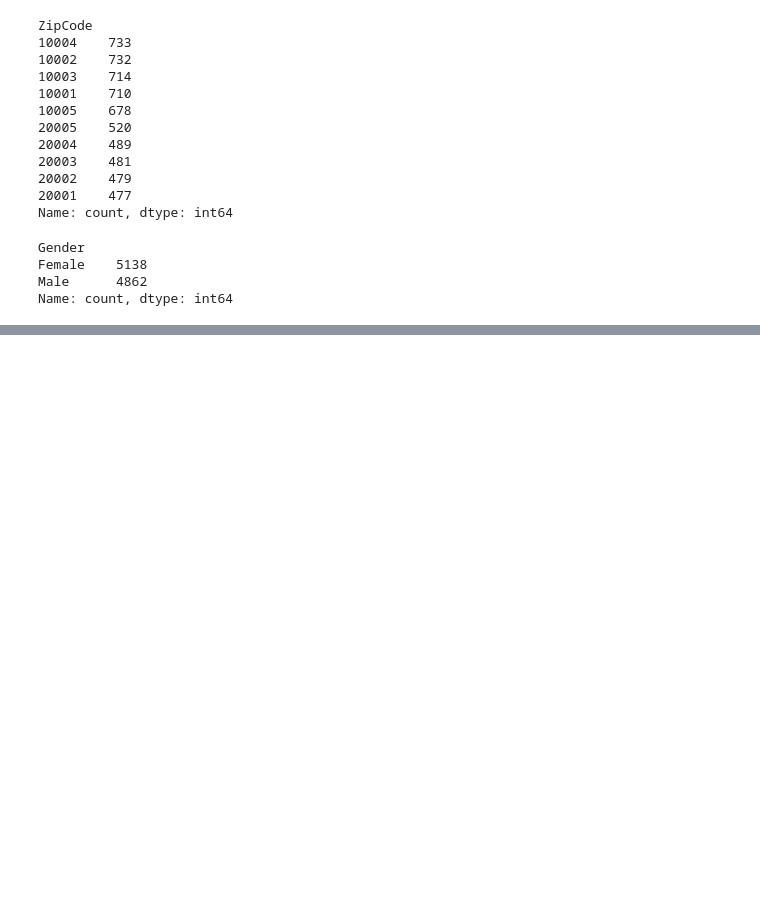
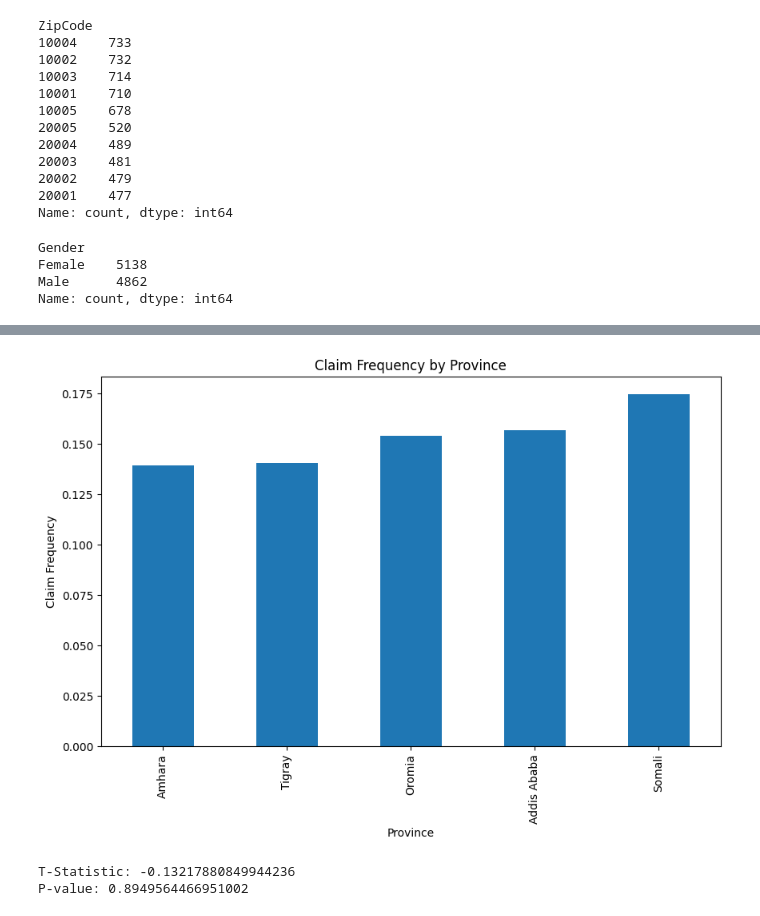
Before and after one commit to Pomiyilma/Insurance-Risk-Analytics, a Jupyter notebook: notebooks/02_hypothesis_testing.ipynb, the cells around one changed output, grey strips where cells are left out. Saved outputs shown, nothing was run; the diff lists cells and outputs as text; code cells hidden in the pictures; blank space fills up the shorter version.

Commit message:
Complete statistical hypothesis testing and business interpretation

```diff
--- a/notebooks/02_hypothesis_testing.ipynb
+++ b/notebooks/02_hypothesis_testing.ipynb
@@ -127,0 +305,31 @@ Name: count, dtype: int64
+# %%
+province_claim_freq = df.groupby("Province")[
+    "ClaimFrequency"
+].mean().sort_values()
+
+plt.figure(figsize=(10,6))
+
+province_claim_freq.plot(kind="bar")
+
+plt.ylabel("Claim Frequency")
+
+plt.title("Claim Frequency by Province")
+
+plt.show()
+# %% [output]
+[figure, added]
+# %%
+from scipy.stats import ttest_ind
+
+stat, zipcode_risk_p = ttest_ind(
+    zip_10004["ClaimSeverity"],
+    zip_10002["ClaimSeverity"],
+    nan_policy='omit' # This ignores any missing/blank values in your data so it doesn't crash
+)
+
+# 3. Print your results
+print("T-Statistic:", stat)
+print("P-value:", zipcode_risk_p)
+# %% [output]
+T-Statistic: -0.13217880849944236
+P-value: 0.8949564466951002
```
Also changed, not shown: parts of 20 cells of this notebook.
